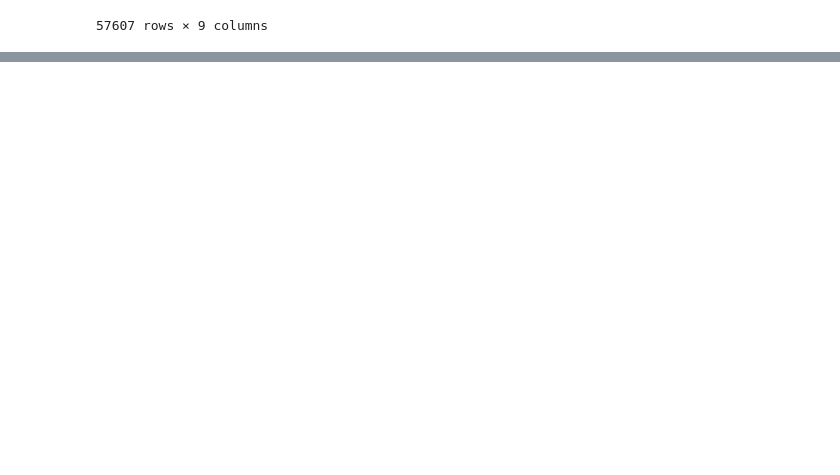
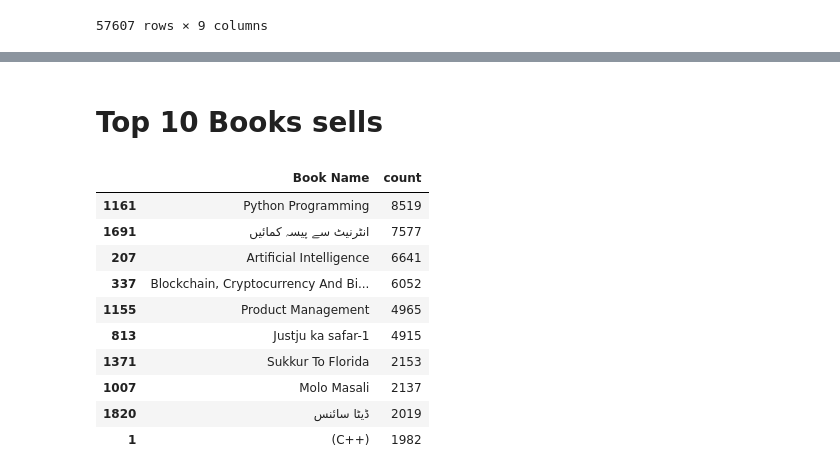
Before and after one commit to Hassansajjad4it/Gufhtugu_Publications_Dataset_EDA, a Jupyter notebook: SourceCode.ipynb, the cells around one changed output, grey strips where cells are left out. Cells and saved outputs as stored; diff of their text form; code cells hidden in the pictures; blank space fills up the shorter version.

```diff
--- a/SourceCode.ipynb
+++ b/SourceCode.ipynb
@@ -162,0 +253,17 @@ dtype: int64
+# %% [markdown]
+# Top 10 Books sells
+# %%
+Top_10_books=Table.groupby("Book Name")["Order Number"].agg(["count"]).reset_index().sort_values(by="count",ascending=False).head(10)
+Top_10_books
+# %% [output]
+|  | Book Name | count |
+| 1161 | Python Programming | 8519 |
+| 1691 | انٹرنیٹ سے پیسہ کمائیں | 7577 |
+| 207 | Artificial Intelligence | 6641 |
+| 337 | Blockchain, Cryptocurrency And Bi... | 6052 |
+| 1155 | Product Management | 4965 |
+| 813 | Justju ka safar-1 | 4915 |
+| 1371 | Sukkur To Florida | 2153 |
+| 1007 | Molo Masali | 2137 |
+| 1820 | ڈیٹا سائنس | 2019 |
+| 1 | (C++) | 1982 |
```
Also changed, not shown: parts of 29 cells of this notebook.
